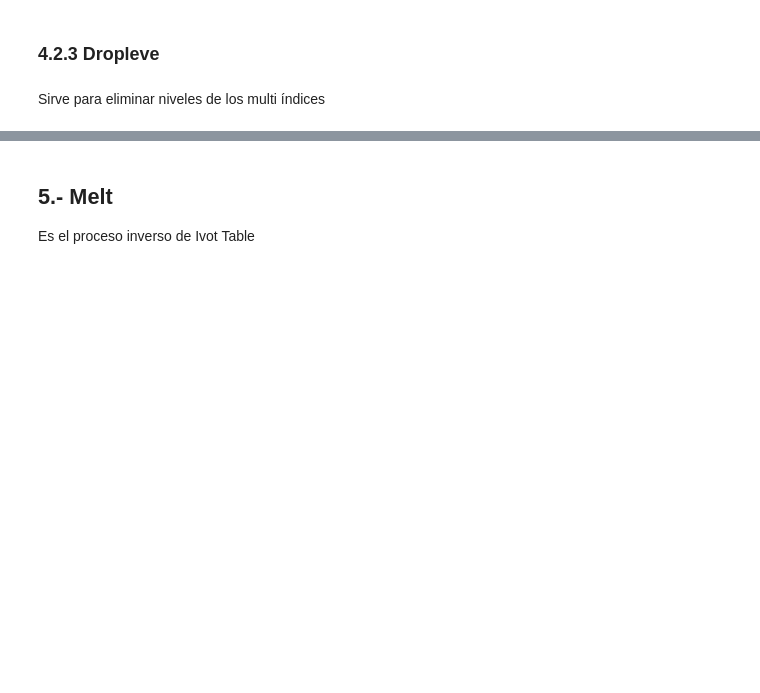
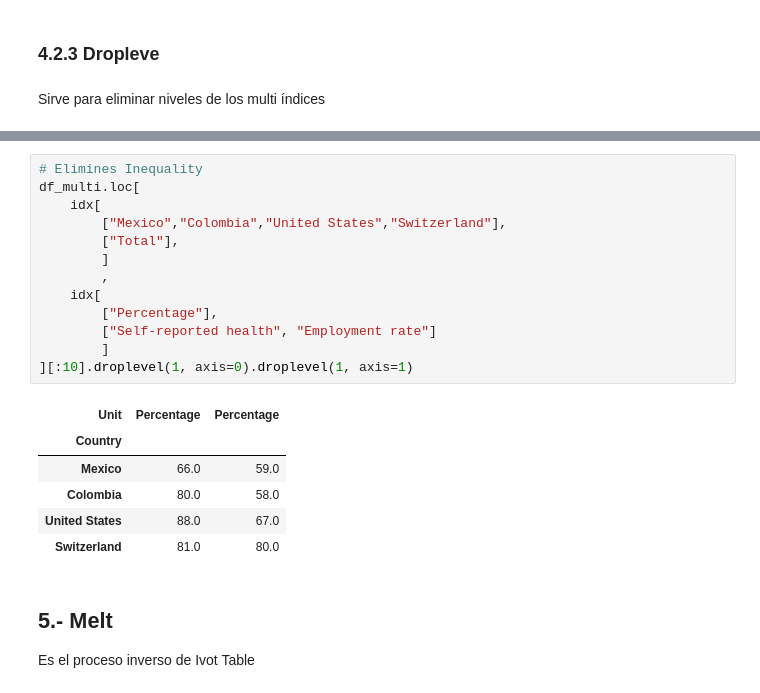
Before and after one commit to pedroortizortega/course_data_analysis, a Jupyter notebook: notebooks/Data Reorganization.ipynb, the cells around one changed output, grey strips where cells are left out. Drawn from its saved outputs; the diff is of its cells as text; blank space fills up the shorter version.

```diff
--- a/notebooks/Data Reorganization.ipynb
+++ b/notebooks/Data Reorganization.ipynb
@@ -301,3 +309,23 @@ df_multi.droplevel(1, axis=0).head(2)
+# %%
+# Elimines Inequality
+df_multi.loc[
+    idx[
+        ["Mexico","Colombia","United States","Switzerland"],
+        ["Total"],
+        ]
+        ,
+    idx[
+        ["Percentage"],
+        ["Self-reported health", "Employment rate"]
+        ]
+][:10].droplevel(1, axis=0).droplevel(1, axis=1)
+# %% [output]
+| Unit | Percentage | Percentage |
+| Country |  |  |
+| Mexico | 66.0 | 59.0 |
+| Colombia | 80.0 | 58.0 |
+| United States | 88.0 | 67.0 |
+| Switzerland | 81.0 | 80.0 |
 # %% [markdown]
 ## 5.- Melt
 Es el proceso inverso de Ivot Table
```
Also changed, not shown: parts of 9 cells of this notebook.
